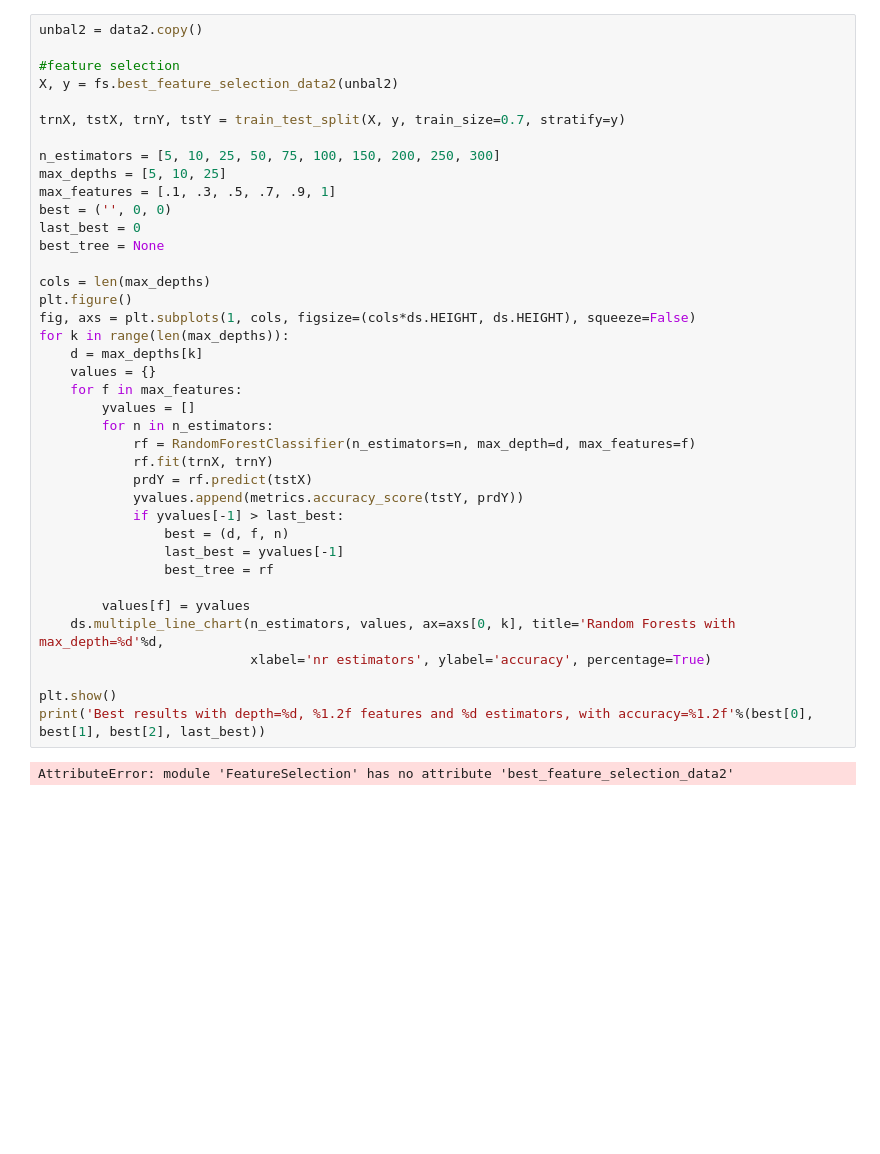
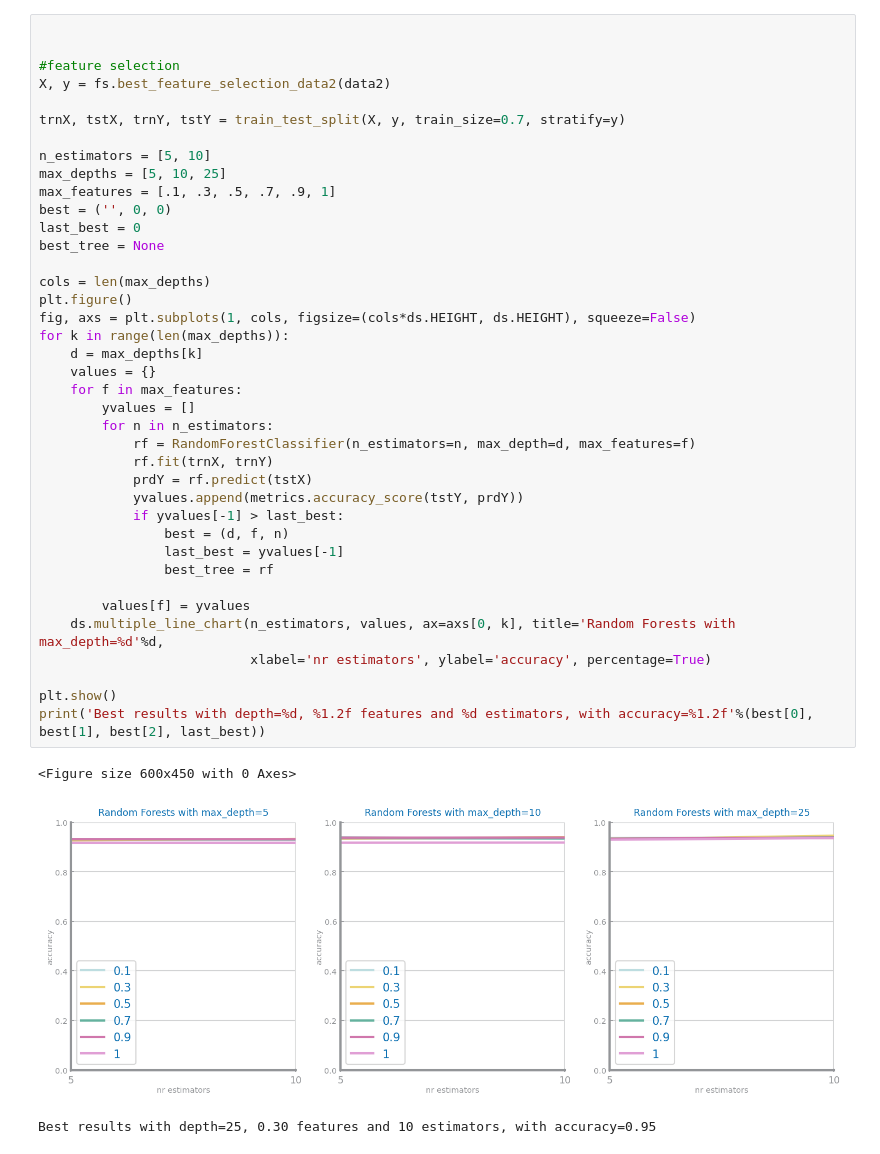
Before and after one commit to joaopalet/DataScience2020, a Jupyter notebook: Random Forests Heart Failure.ipynb, the cells around one changed output. Drawn from its saved outputs; the diff is of its cells as text; blank space fills up the shorter version.

```diff
--- a/Random Forests Heart Failure.ipynb
+++ b/Random Forests Heart Failure.ipynb
@@ -121,41 +121,43 @@ ds.plot_evaluation_results(pd.unique(y), trn_smote_Y, prd_trn, tstY, prd_tst)
 # %%
-unbal2 = data2.copy()
+
 
 #feature selection
-X, y = fs.best_feature_selection_data2(unbal2)
+X, y = fs.best_feature_selection_data2(data2)
 
 trnX, tstX, trnY, tstY = train_test_split(X, y, train_size=0.7, stratify=y)
 
-n_estimators = [5, 10, 25, 50, 75, 100, 150, 200, 250, 300]
+n_estimators = [5, 10]
 max_depths = [5, 10, 25]
 max_features = [.1, .3, .5, .7, .9, 1]
 best = ('', 0, 0)
 last_best = 0
 best_tree = None
 
 cols = len(max_depths)
 plt.figure()
 fig, axs = plt.subplots(1, cols, figsize=(cols*ds.HEIGHT, ds.HEIGHT), squeeze=False)
 for k in range(len(max_depths)):
     d = max_depths[k]
     values = {}
     for f in max_features:
         yvalues = []
         for n in n_estimators:
             rf = RandomForestClassifier(n_estimators=n, max_depth=d, max_features=f)
             rf.fit(trnX, trnY)
             prdY = rf.predict(tstX)
             yvalues.append(metrics.accuracy_score(tstY, prdY))
             if yvalues[-1] > last_best:
                 best = (d, f, n)
                 last_best = yvalues[-1]
                 best_tree = rf
 
         values[f] = yvalues
     ds.multiple_line_chart(n_estimators, values, ax=axs[0, k], title='Random Forests with max_depth=%d'%d,
                            xlabel='nr estimators', ylabel='accuracy', percentage=True)
 
 plt.show()
 print('Best results with depth=%d, %1.2f features and %d estimators, with accuracy=%1.2f'%(best[0], best[1], best[2], last_best))
 # %% [output]
-AttributeError: module 'FeatureSelection' has no attribute 'best_feature_selection_data2'
+<Figure size 600x450 with 0 Axes>
+[figure, added]
+Best results with depth=25, 0.30 features and 10 estimators, with accuracy=0.95
```
Also changed, not shown: parts of 8 cells of this notebook, 1 other file.
